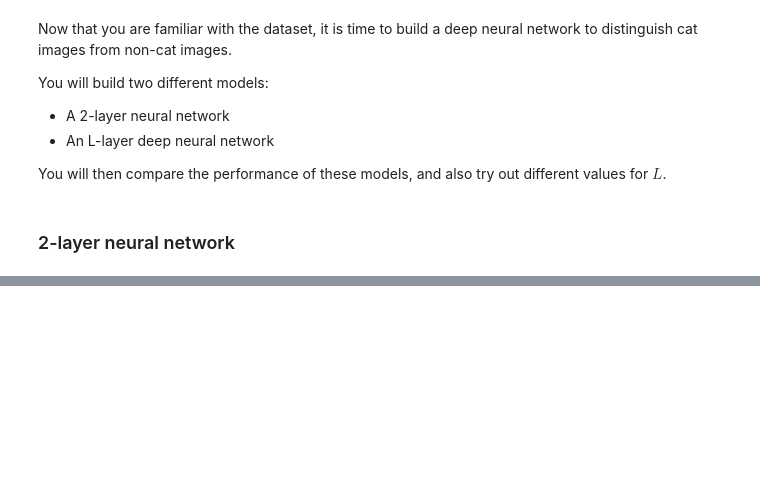
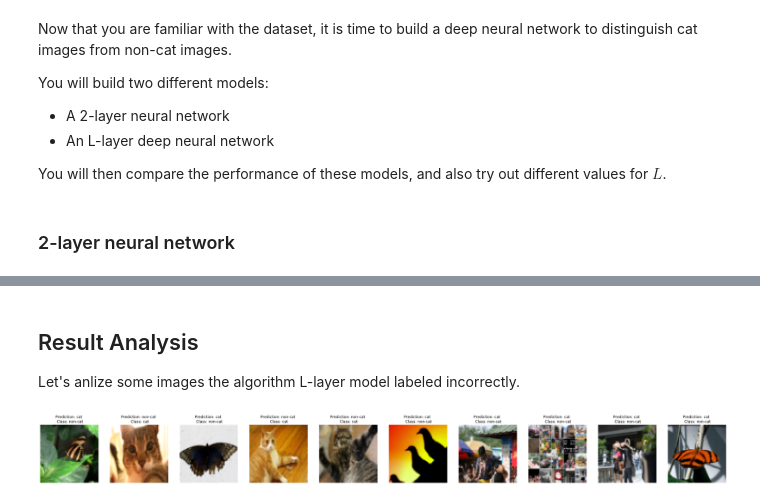
Before and after one commit to emilioRguez/DeepLearningSpecializationAndrewNg, a Jupyter notebook: Week4/2-Deep_neural_network_application_image_classification/deep_neural_network_application_image_classification.ipynb, the cells around one changed output, grey strips where cells are left out. Drawn from its saved outputs; the diff is of its cells as text; code cells hidden in the pictures; blank space fills up the shorter version.

```diff
--- a/Week4/2-Deep_neural_network_application_image_classification/deep_neural_network_application_image_classification.ipynb
+++ b/Week4/2-Deep_neural_network_application_image_classification/deep_neural_network_application_image_classification.ipynb
@@ -90,0 +337,8 @@ You will then compare the performance of these models, and also try out differen
+# %% [markdown]
+## Result Analysis
+
+Let's anlize some images the algorithm L-layer model labeled incorrectly.
+# %%
+print_mislabeled_images(classes, test_x, test_y, pred_test)
+# %% [output]
+[figure, added]
```
Also changed, not shown: parts of 16 cells of this notebook, 1 other file.
